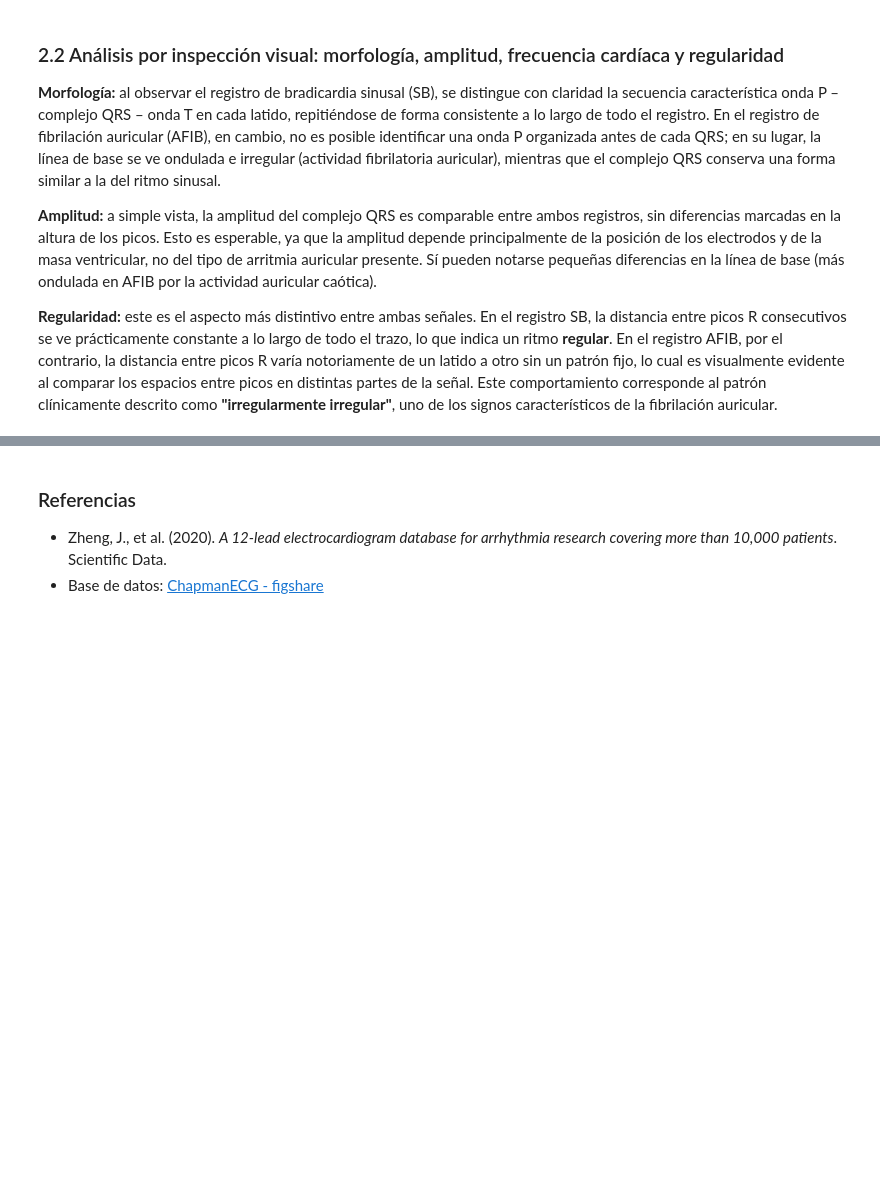
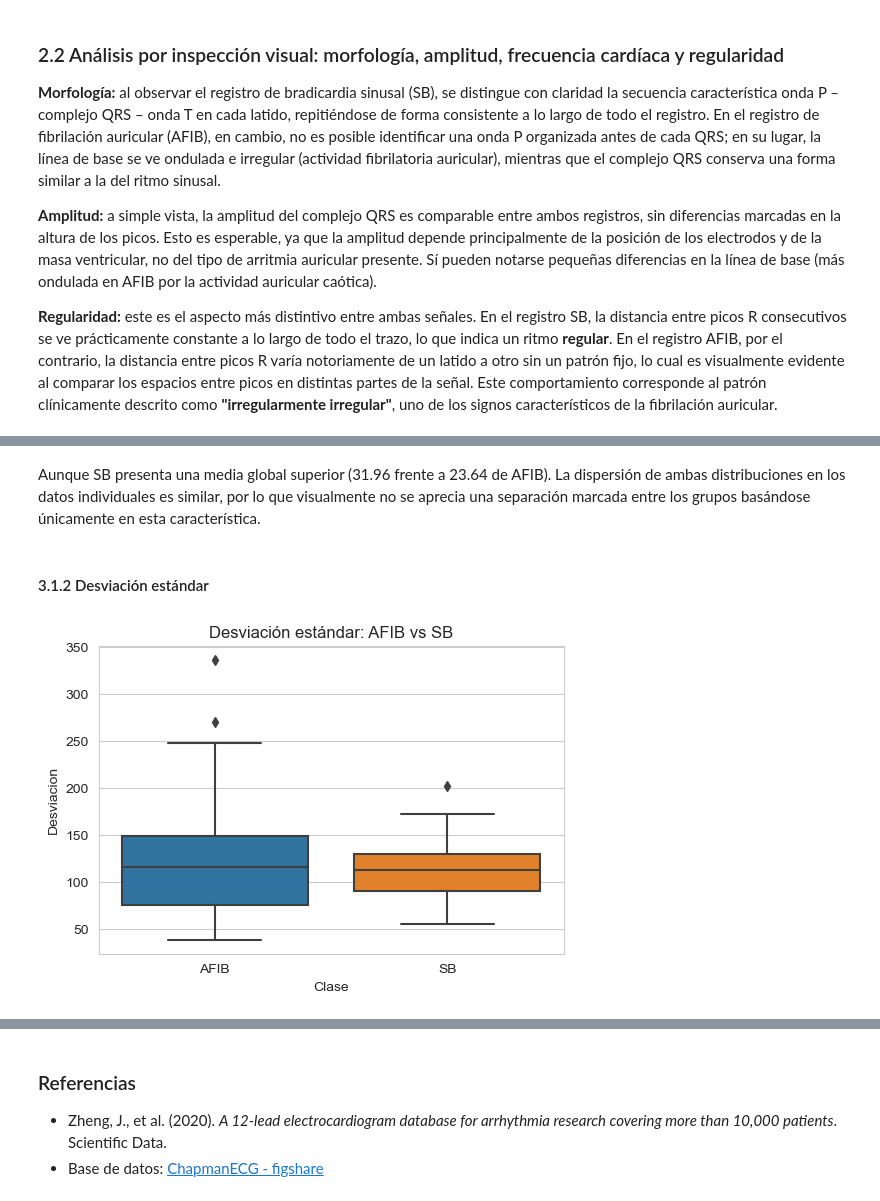
Before and after one commit to Lauren0407/Biosenales-LaurenCordero-AlmaOlea, a Jupyter notebook: Practica_2_parte 2/Taller2_parte2.ipynb, the cells around one changed output, grey strips where cells are left out. Cells and saved outputs as stored; diff of their text form; code cells hidden in the pictures; blank space fills up the shorter version.

```diff
--- a/Practica_2_parte 2/Taller2_parte2.ipynb
+++ b/Practica_2_parte 2/Taller2_parte2.ipynb
@@ -307,0 +364,11 @@ uno de los signos característicos de la fibrilación auricular.
+# %% [markdown]
+Aunque SB presenta una media global superior (31.96 frente a 23.64 de AFIB). La dispersión de ambas distribuciones en los datos individuales es similar, por lo que visualmente no se aprecia una separación marcada entre los grupos basándose únicamente en esta característica.
+# %% [markdown]
+#### 3.1.2 Desviación estándar
+# %%
+plt.figure(figsize=(6, 4))
+sns.boxplot(data=df_caract, x='Clase', y='Desviacion')
+plt.title('Desviación estándar: AFIB vs SB')
+plt.show()
+# %% [output]
+[figure, added]
```
Also changed, not shown: parts of 32 cells of this notebook.
